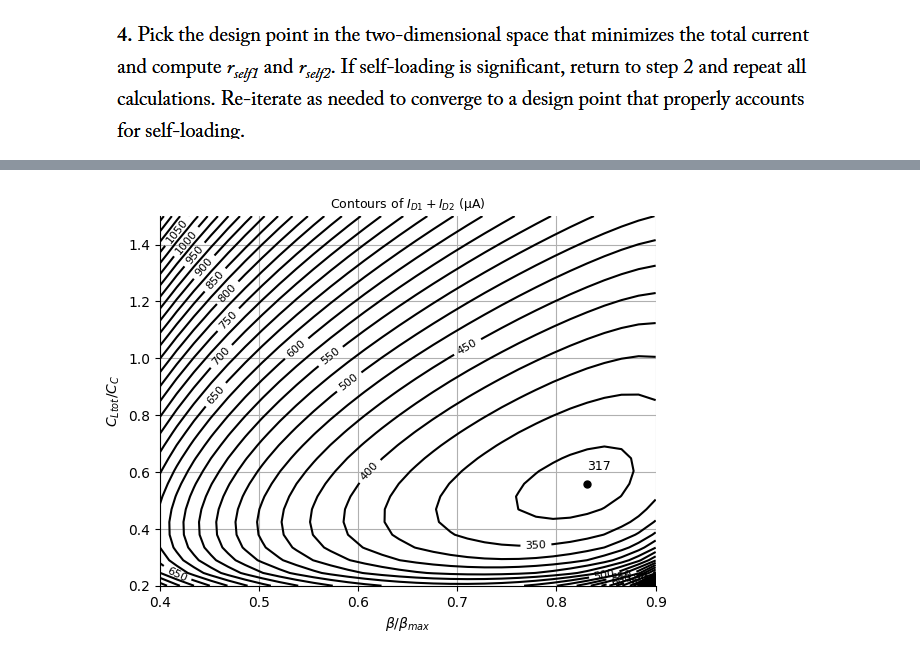
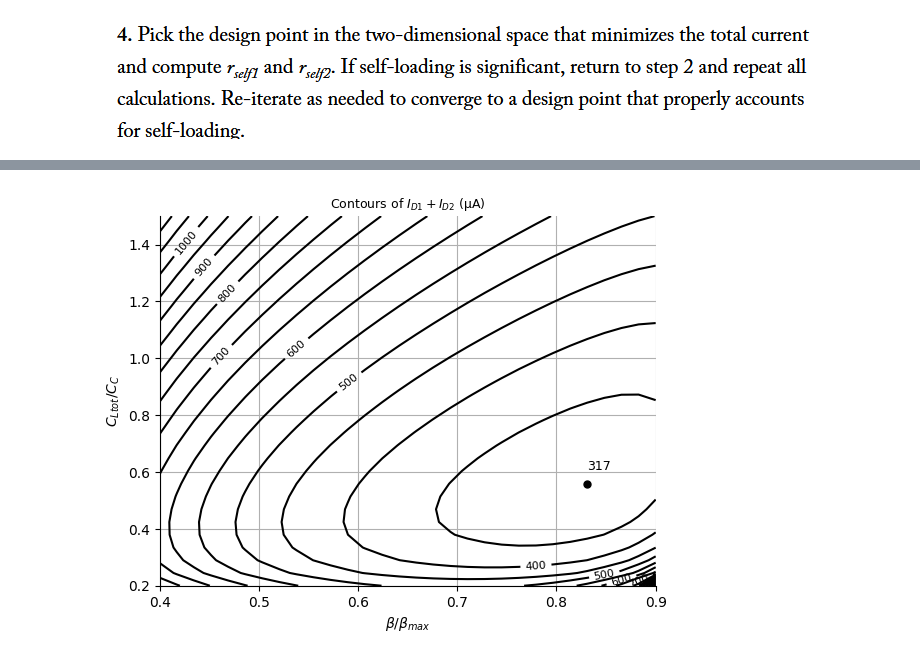
Before and after one commit to Surfeur974/gmadrid, a Jupyter notebook: SC_2stage_OTA.ipynb, the cells around one changed output, grey strips where cells are left out. Drawn from its saved outputs; the diff is of its cells as text; code cells hidden in the pictures.

```diff
--- a/SC_2stage_OTA.ipynb
+++ b/SC_2stage_OTA.ipynb
@@ -5,8 +5,8 @@ import catppuccin
 import matplotlib.pyplot as plt
 import adri
 from pygmid import Lookup as lk
-pmos4 = lk('lookup_table/035/pmos4.mat')
-nmos4 = lk('lookup_table/035/nmos4.mat')
+pmos4 = lk('lookup_table/65_murmann/65pch.mat')
+nmos4 = lk('lookup_table/65_murmann/65nch.mat')
 #import adri as adri
 #22H17
 # setup matplotlib
@@ -113,12 +115,12 @@ def two_stage(nmos, pmos, s, d):
                   * (1 + (1 + c1/cc) / gmR + (1 + cltot/cc) / gmR))
         cgg1   = cf * (1/beta - 1 - s['G'])
         ft1    = gm1 / (2*np.pi * cgg1)
-        gmid1  = pmos.lookup('GM_ID', GM_CGG=2*np.pi*ft1, L=d['L1'])
+        gmid1  = pmos.lookup('GM_ID', GM_CGG=2*np.pi*ft1, L=d['L1'], WARNING=False)
         id1    = gm1 / gmid1
 
         gm2    = 2*np.pi * s['fp2'] * c1 * (1 + cltot/cc + cltot/c1)
         fts2   = gm2 / (2*np.pi * cgs2)
-        gmid2  = nmos.lookup('GM_ID', GM_CGS=2*np.pi*fts2, L=d['L2'])
+        gmid2  = nmos.lookup('GM_ID', GM_CGS=2*np.pi*fts2, L=d['L2'], WARNING=False)
         id2    = gm2 / gmid2
 
         # Storage [j,:] → ligne j = beta j, colonnes = tous les cltot_cc
@@ -142,20 +144,20 @@ def two_stage(nmos, pmos, s, d):
 
         m3['gmid'][j,:]  = gmid1 * d['gm3_gm1']
         m4['gmid'][j,:]  = gmid2 * d['gm4_gm2']
-        m1['W'][j,:]     = id1 / pmos.lookup('ID_W', GM_ID=gmid1, L=d['L1'])
-        m2['W'][j,:]     = id2 / nmos.lookup('ID_W', GM_ID=gmid2, L=d['L2'])
-        m3['W'][j,:]     = id1 / nmos.lookup('ID_W', GM_ID=m3['gmid'][j,:], L=d['L3'])
-        m4['W'][j,:]     = id2 / pmos.lookup('ID_W', GM_ID=m4['gmid'][j,:], L=d['L4'])
+        m1['W'][j,:]     = id1 / pmos.lookup('ID_W', GM_ID=gmid1, L=d['L1'], WARNING=False)
+        m2['W'][j,:]     = id2 / nmos.lookup('ID_W', GM_ID=gmid2, L=d['L2'], WARNING=False)
+        m3['W'][j,:]     = id1 / nmos.lookup('ID_W', GM_ID=m3['gmid'][j,:], L=d['L3'], WARNING=False)
+        m4['W'][j,:]     = id2 / pmos.lookup('ID_W', GM_ID=m4['gmid'][j,:], L=d['L4'], WARNING=False)
 
-        m1['cgd'][j,:]   = m1['W'][j,:] * pmos.lookup('CGD_W', GM_ID=gmid1, L=d['L1'])
+        m1['cgd'][j,:]   = m1['W'][j,:] * pmos.lookup('CGD_W', GM_ID=gmid1, L=d['L1'], WARNING=False)
         p['cn'][j,:]     = m1['cgd'][j,:]
-        m2['cgd'][j,:]   = m2['W'][j,:] * nmos.lookup('CGD_W', GM_ID=gmid2, L=d['L2'])
+        m2['cgd'][j,:]   = m2['W'][j,:] * nmos.lookup('CGD_W', GM_ID=gmid2, L=d['L2'], WARNING=False)
         p['cc_add'][j,:] = cc - m2['cgd'][j,:]
 
-        m1['cdd'][j,:]   = m1['W'][j,:] * pmos.lookup('CDD_W', GM_ID=gmid1, L=d['L1'])
-        m2['cdd'][j,:]   = m2['W'][j,:] * nmos.lookup('CDD_W', GM_ID=gmid2, L=d['L2'])
-        m3['cdd'][j,:]   = m3['W'][j,:] * nmos.lookup('CDD_W', GM_ID=m3['gmid'][j,:], L=d['L3'])
-        m4['cdd'][j,:]   = m4['W'][j,:] * pmos.lookup('CDD_W', GM_ID=m4['gmid'][j,:], L=d['L4'])
+        m1['cdd'][j,:]   = m1['W'][j,:] * pmos.lookup('CDD_W', GM_ID=gmid1, L=d['L1'], WARNING=False)
+        m2['cdd'][j,:]   = m2['W'][j,:] * nmos.lookup('CDD_W', GM_ID=gmid2, L=d['L2'], WARNING=False)
+        m3['cdd'][j,:]   = m3['W'][j,:] * nmos.lookup('CDD_W', GM_ID=m3['gmid'][j,:], L=d['L3'], WARNING=False)
+        m4['cdd'][j,:]   = m4['W'][j,:] * pmos.lookup('CDD_W', GM_ID=m4['gmid'][j,:], L=d['L4'], WARNING=False)
 
         p['rself1'][j,:] = (m1['cdd'][j,:] + m3['cdd'][j,:]) / m2['cgs'][j,:]
         p['rself2'][j,:] = ((m2['cdd'][j,:] - m2['cgd'][j,:]) + m4['cdd'][j,:]) / (cl + (1 - beta) * cf)
@@ -187,7 +189,7 @@ print(f"IDtot_opt = {IDtot_opt*1e6:.4f}")
 # ── Contour plot ─────────────────────────────────────────────────
 # ID_TOT est (N_beta, M_cltot) → transpose pour contour(x=beta, y=cltot_cc)
 fig, ax = plt.subplots()
-cs = ax.contour(d['beta']/beta_max, d['cltot_cc'], ID_TOT.T * 1e6, levels=40, colors='k')
+cs = ax.contour(d['beta']/beta_max, d['cltot_cc'], ID_TOT.T * 1e6, levels=20, colors='k')
 ax.clabel(cs, cs.levels[::2], inline=True, fmt='%d', fontsize=8)
 ax.set_xlabel(r'$\beta/\beta_{max}$')
 ax.set_ylabel(r'$C_{Ltot}/C_C$')
@@ -195,5 +197,6 @@ ax.set_title(r'Contours of $I_{D1}+I_{D2}$ (µA)', fontsize=9, fontweight='norma
 
 ax.plot(beta_opt/beta_max, cltot_cc_opt, 'ko', markersize=5)
 ax.text(beta_opt/beta_max, cltot_cc_opt + 0.05, f'{IDtot_opt*1e6:.0f}', fontsize=9)
+
 plt.show()
 # %% [output]
@@ -201,4 +203,4 @@ Look up warning: GM_CGG input larger than maximum! Output is NaN
 cltot_cc_opt      = 0.5586
 beta_opt/beta_max = 0.8310
 IDtot_opt = 317.2947
-[figure, old version]
+[figure, new version]
```
Also changed, not shown: parts of 13 cells of this notebook, 1 other file.
